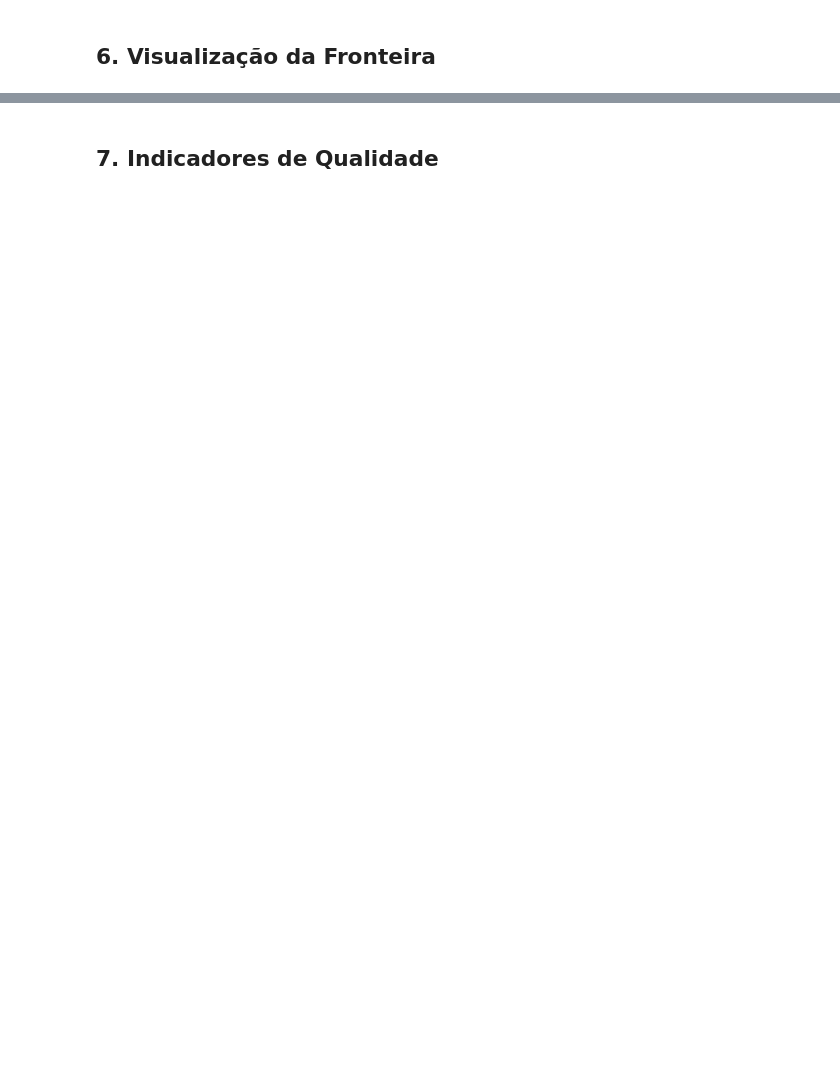
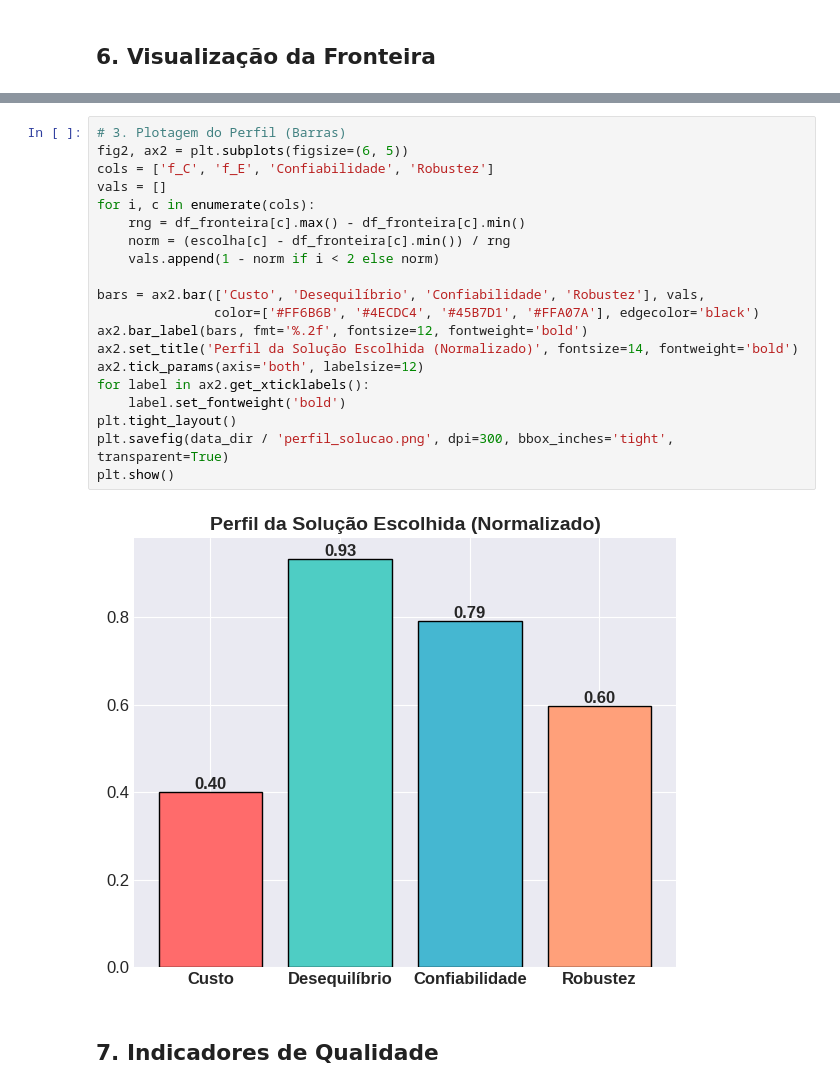
Before and after one commit to Bernardo-b/otimizacao-multiobjetivos-2025-2, a Jupyter notebook: TC1/notebooks/tc1.ipynb, the cells around one changed output, grey strips where cells are left out. Cells and saved outputs as stored; diff of their text form; blank space fills up the shorter version.

```diff
--- a/TC1/notebooks/tc1.ipynb
+++ b/TC1/notebooks/tc1.ipynb
@@ -217,3 +330,25 @@ plt.show()
+# %%
+# 3. Plotagem do Perfil (Barras)
+fig2, ax2 = plt.subplots(figsize=(6, 5))
+cols = ['f_C', 'f_E', 'Confiabilidade', 'Robustez']
+vals = []
+for i, c in enumerate(cols):
+    rng = df_fronteira[c].max() - df_fronteira[c].min()
+    norm = (escolha[c] - df_fronteira[c].min()) / rng
+    vals.append(1 - norm if i < 2 else norm)
+
+bars = ax2.bar(['Custo', 'Desequilíbrio', 'Confiabilidade', 'Robustez'], vals,
+               color=['#FF6B6B', '#4ECDC4', '#45B7D1', '#FFA07A'], edgecolor='black')
+ax2.bar_label(bars, fmt='%.2f', fontsize=12, fontweight='bold')
+ax2.set_title('Perfil da Solução Escolhida (Normalizado)', fontsize=14, fontweight='bold')
+ax2.tick_params(axis='both', labelsize=12)
+for label in ax2.get_xticklabels():
+    label.set_fontweight('bold')
+plt.tight_layout()
+plt.savefig(data_dir / 'perfil_solucao.png', dpi=300, bbox_inches='tight', transparent=True)
+plt.show()
+# %% [output]
+[figure, added]
 # %% [markdown]
 ## 7. Indicadores de Qualidade
 # %%
```
Also changed, not shown: parts of 6 cells of this notebook, 6 other files.
